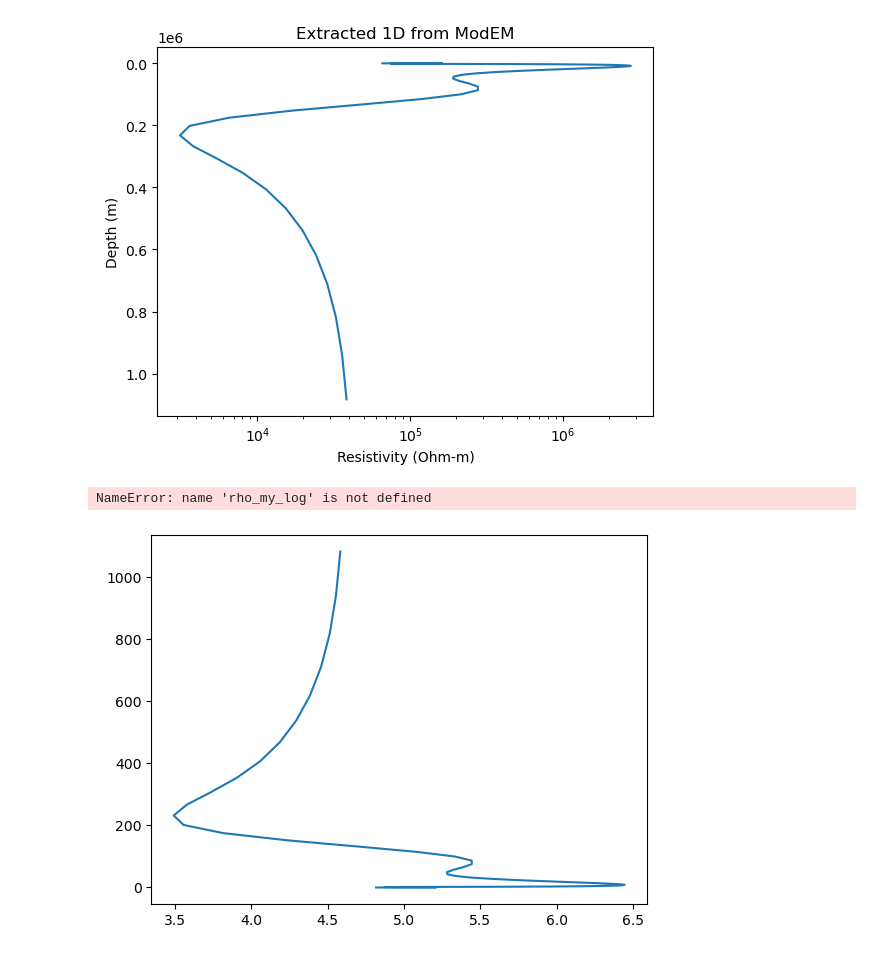
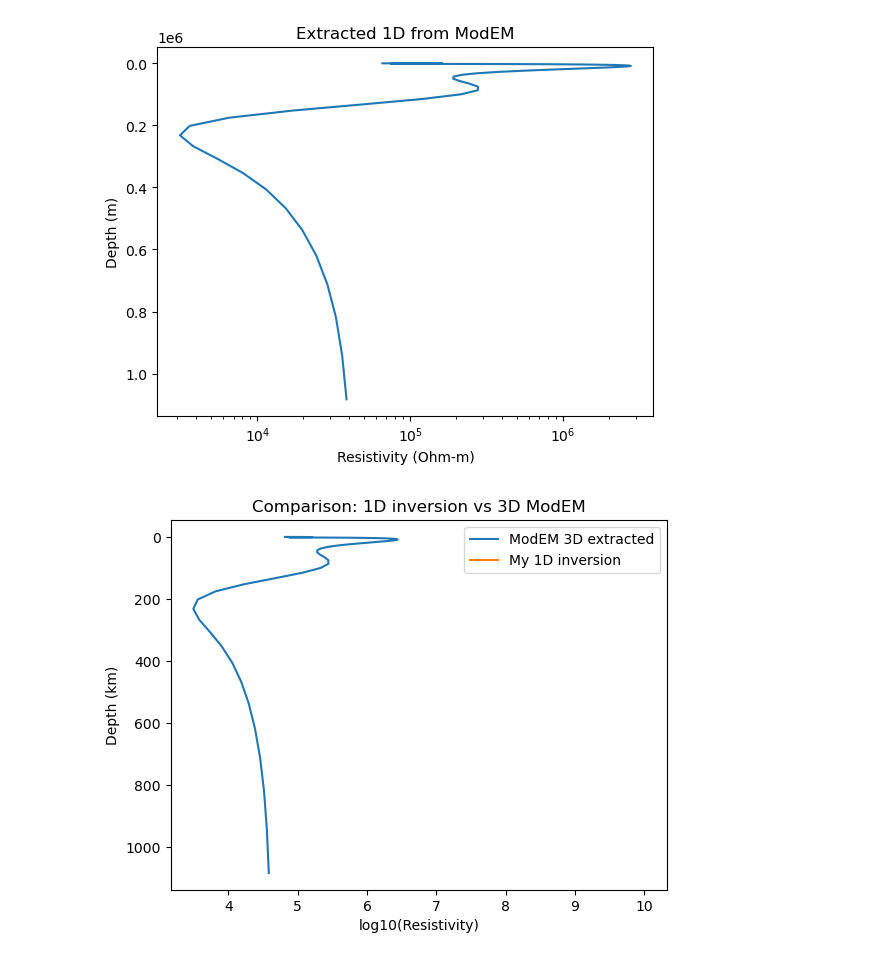
Before and after one commit to Shailo2002/Dissertation, a Jupyter notebook: 1d_data_checkup/extract_rho.ipynb, the cells around one changed output. Saved outputs shown, nothing was run; the diff lists cells and outputs as text; code cells hidden in the pictures.

Commit message:
plot comparison ready for inversion

```diff
--- a/1d_data_checkup/extract_rho.ipynb
+++ b/1d_data_checkup/extract_rho.ipynb
@@ -179,20 +179,19 @@ depth_km = depth / 1000
 # %%
 plt.figure()
 
 # ModEM (converted)
 plt.plot(rho_modem_log, depth_km, label="ModEM 3D extracted")
 
 # Your inversion (middle panel curve)
-plt.plot(rho_my_log, depth_my_km, label="My 1D inversion")
+plt.plot(10, 350, label="My 1D inversion")
 
 plt.gca().invert_yaxis()
 plt.xlabel("log10(Resistivity)")
 plt.ylabel("Depth (km)")
 plt.legend()
 
 plt.title("Comparison: 1D inversion vs 3D ModEM")
 
 plt.show()
 # %% [output]
-NameError: name 'rho_my_log' is not defined
-[figure, old version]
+[figure, new version]
```
Also changed, not shown: parts of 2 cells of this notebook, 52 other files.
